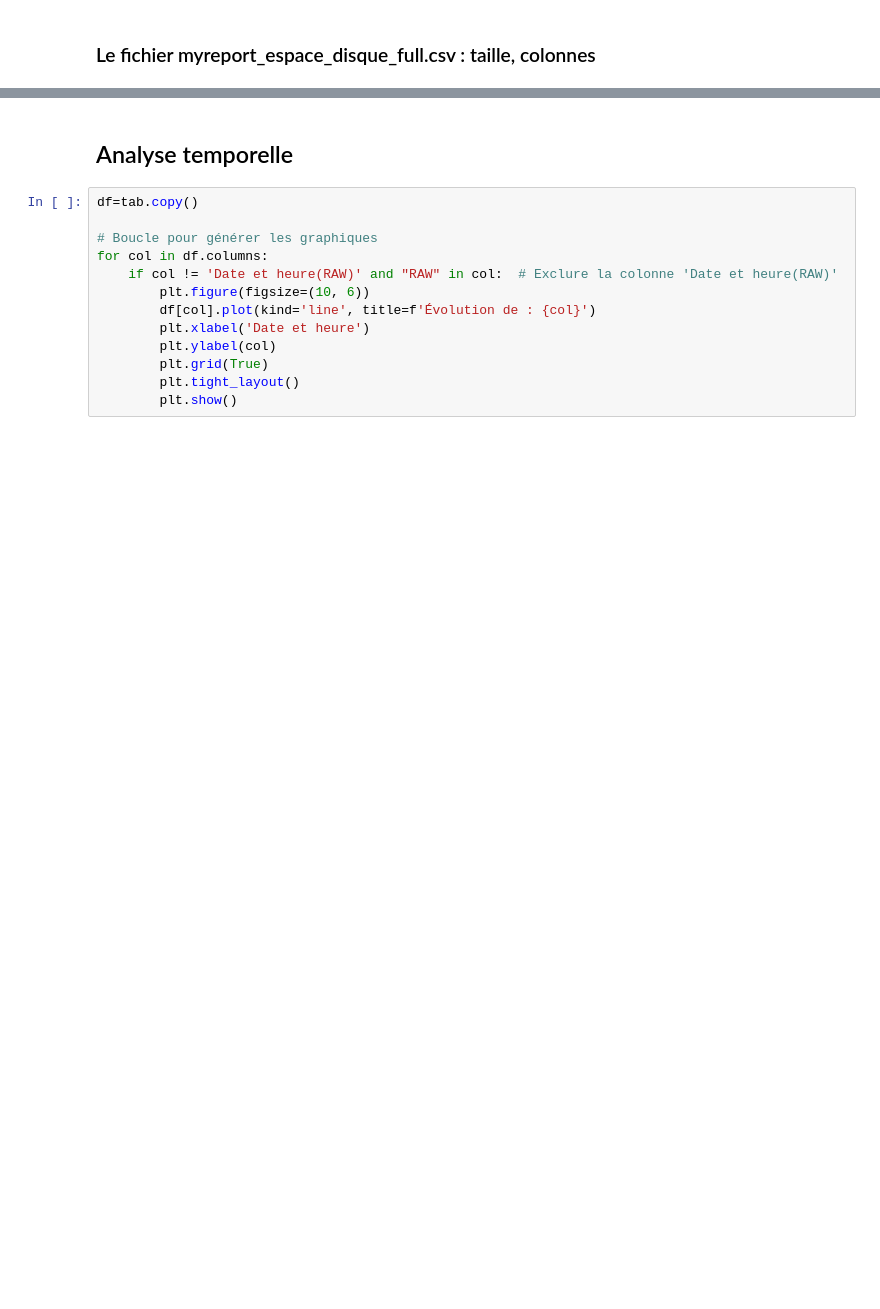
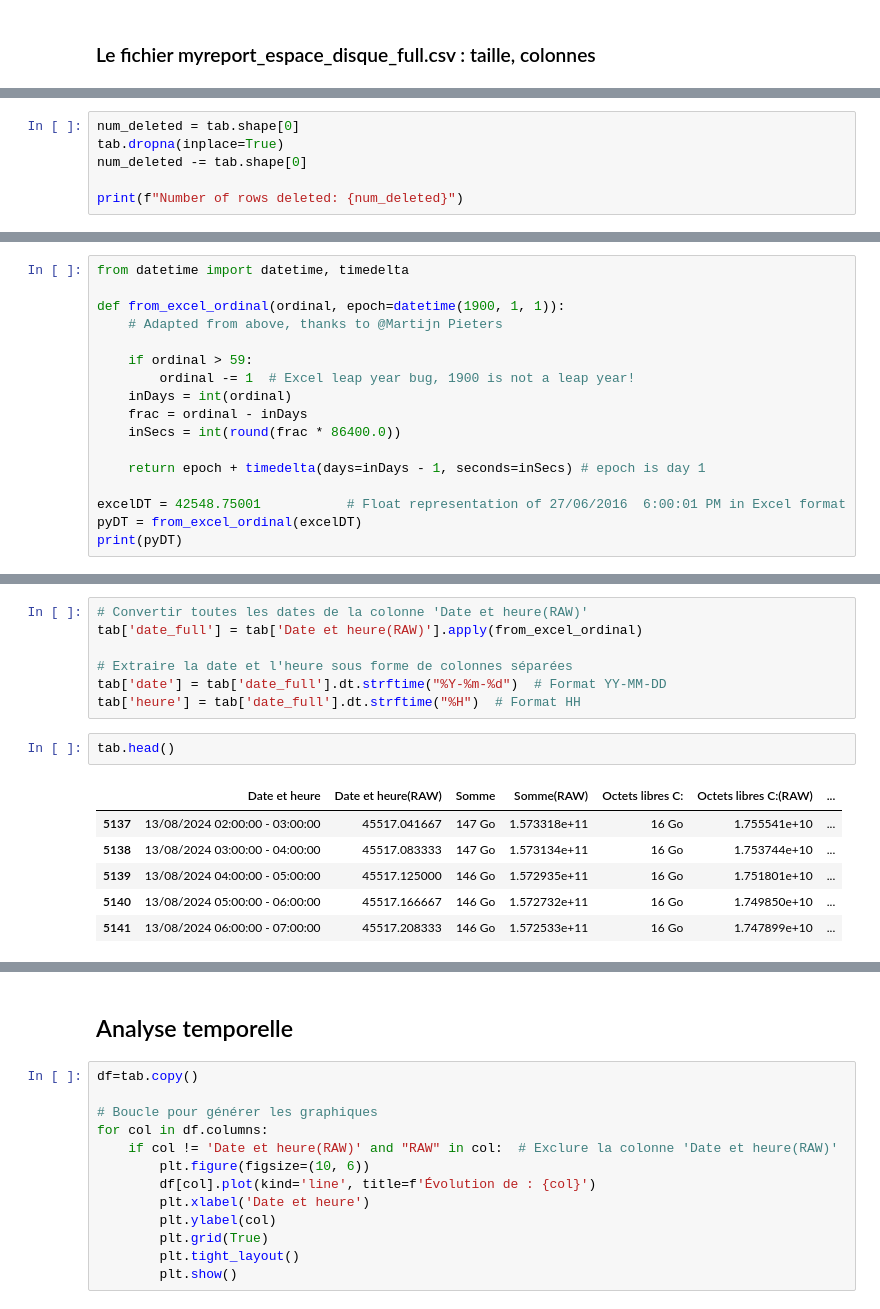
Before and after one commit to AntoineValette/projet_industriel, a Jupyter notebook: notebook/myreport_espace_disque_full.ipynb, the cells around one changed output, grey strips where cells are left out. Drawn from its saved outputs; the diff is of its cells as text; blank space fills up the shorter version.

```diff
--- a/notebook/myreport_espace_disque_full.ipynb
+++ b/notebook/myreport_espace_disque_full.ipynb
@@ -29,0 +99,6 @@ tab.head(50)
+# %%
+num_deleted = tab.shape[0]
+tab.dropna(inplace=True)
+num_deleted -= tab.shape[0]
+
+print(f"Number of rows deleted: {num_deleted}")
@@ -29,0 +109,17 @@ tab.head(50)
+# %%
+from datetime import datetime, timedelta
+
+def from_excel_ordinal(ordinal, epoch=datetime(1900, 1, 1)):
+    # Adapted from above, thanks to @Martijn Pieters
+
+    if ordinal > 59:
+        ordinal -= 1  # Excel leap year bug, 1900 is not a leap year!
+    inDays = int(ordinal)
+    frac = ordinal - inDays
+    inSecs = int(round(frac * 86400.0))
+
+    return epoch + timedelta(days=inDays - 1, seconds=inSecs) # epoch is day 1
+
+excelDT = 42548.75001           # Float representation of 27/06/2016  6:00:01 PM in Excel format
+pyDT = from_excel_ordinal(excelDT)
+print(pyDT)
@@ -29,0 +128,16 @@ tab.head(50)
+# %%
+# Convertir toutes les dates de la colonne 'Date et heure(RAW)'
+tab['date_full'] = tab['Date et heure(RAW)'].apply(from_excel_ordinal)
+
+# Extraire la date et l'heure sous forme de colonnes séparées
+tab['date'] = tab['date_full'].dt.strftime("%Y-%m-%d")  # Format YY-MM-DD
+tab['heure'] = tab['date_full'].dt.strftime("%H")  # Format HH
+# %%
+tab.head()
+# %% [output]
+|  | Date et heure | Date et heure(RAW) | Somme | Somme(RAW) | Octets libres C: | Octets libres C:(RAW) | ... |
+| 5137 | 13/08/2024 02:00:00 - 03:00:00 | 45517.041667 | 147 Go | 1.573318e+11 | 16 Go | 1.755541e+10 | ... |
+| 5138 | 13/08/2024 03:00:00 - 04:00:00 | 45517.083333 | 147 Go | 1.573134e+11 | 16 Go | 1.753744e+10 | ... |
+| 5139 | 13/08/2024 04:00:00 - 05:00:00 | 45517.125000 | 146 Go | 1.572935e+11 | 16 Go | 1.751801e+10 | ... |
+| 5140 | 13/08/2024 05:00:00 - 06:00:00 | 45517.166667 | 146 Go | 1.572732e+11 | 16 Go | 1.749850e+10 | ... |
+| 5141 | 13/08/2024 06:00:00 - 07:00:00 | 45517.208333 | 146 Go | 1.572533e+11 | 16 Go | 1.747899e+10 | ... |
```
Also changed, not shown: parts of 16 cells of this notebook.
